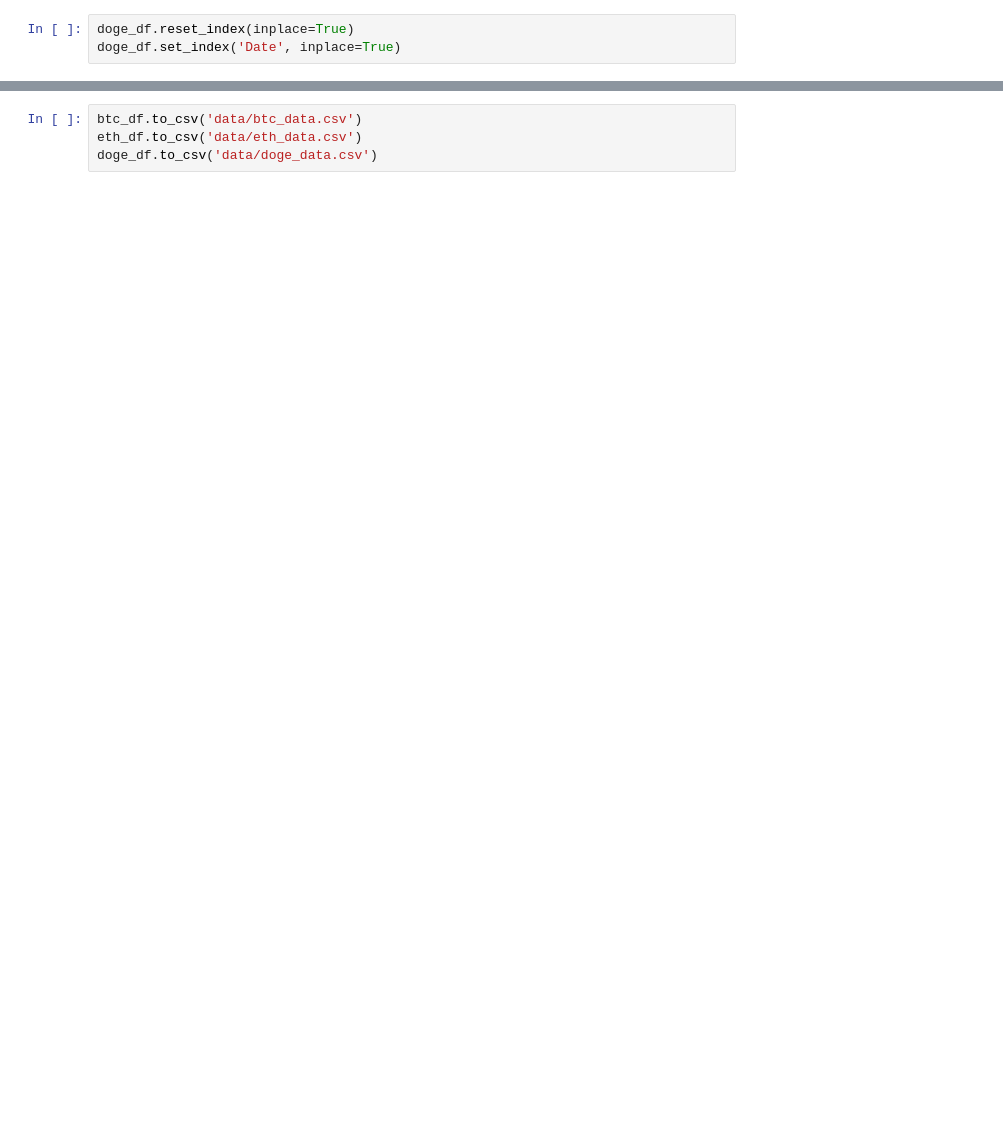
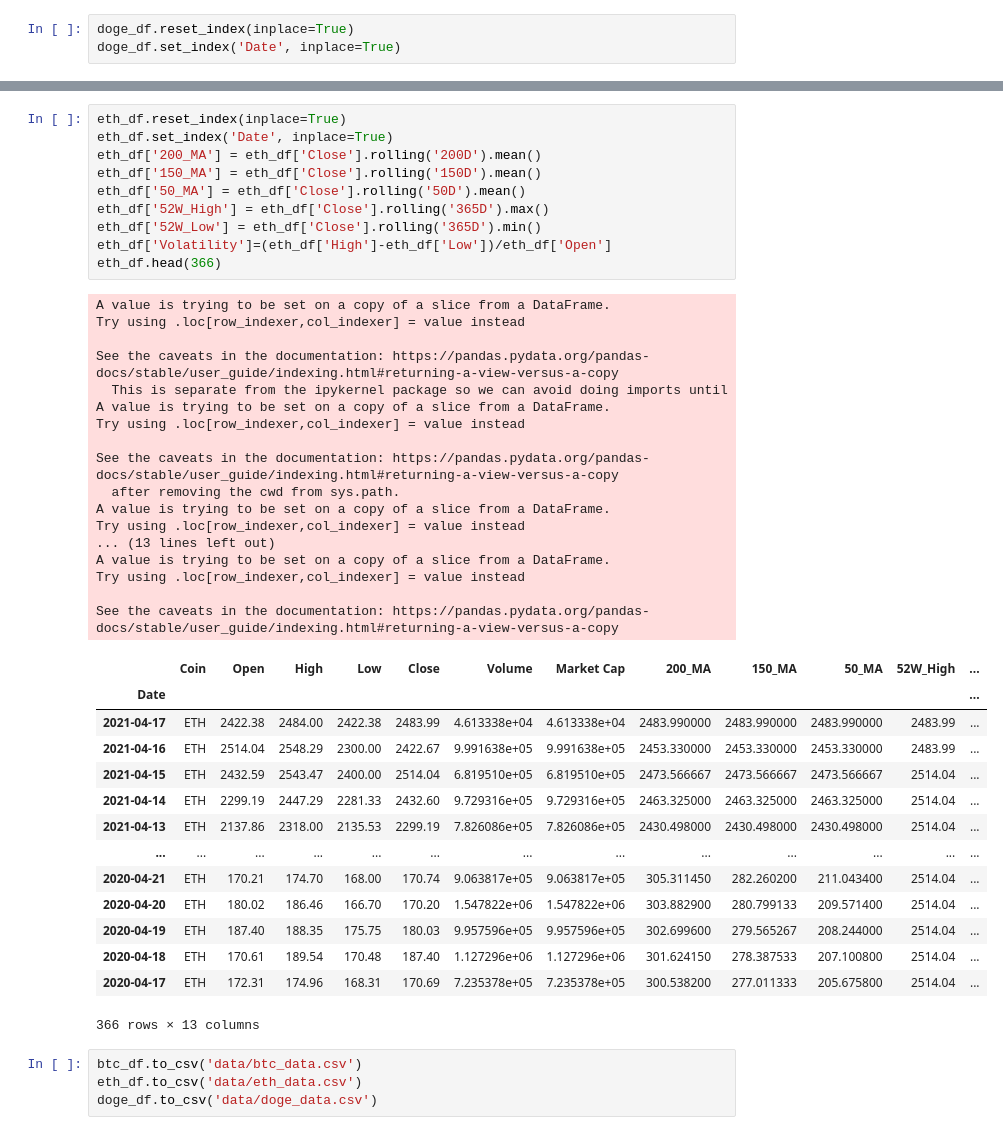
Before and after one commit to jonrsmart/final-project, a Jupyter notebook: crypto-data.ipynb, the cells around one changed output, grey strips where cells are left out. Cells and saved outputs as stored; diff of their text form; blank space fills up the shorter version.

```diff
--- a/crypto-data.ipynb
+++ b/crypto-data.ipynb
@@ -134,3 +211,45 @@ doge_df.set_index('Date', inplace=True)
+# %%
+eth_df.reset_index(inplace=True)
+eth_df.set_index('Date', inplace=True)
+eth_df['200_MA'] = eth_df['Close'].rolling('200D').mean()
+eth_df['150_MA'] = eth_df['Close'].rolling('150D').mean()
+eth_df['50_MA'] = eth_df['Close'].rolling('50D').mean()
+eth_df['52W_High'] = eth_df['Close'].rolling('365D').max()
+eth_df['52W_Low'] = eth_df['Close'].rolling('365D').min()
+eth_df['Volatility']=(eth_df['High']-eth_df['Low'])/eth_df['Open']
+eth_df.head(366)
+# %% [output]
+A value is trying to be set on a copy of a slice from a DataFrame.
+Try using .loc[row_indexer,col_indexer] = value instead
+
+See the caveats in the documentation: https://pandas.pydata.org/pandas-docs/stable/user_guide/indexing.html#returning-a-view-versus-a-copy
+  This is separate from the ipykernel package so we can avoid doing imports until
+A value is trying to be set on a copy of a slice from a DataFrame.
+Try using .loc[row_indexer,col_indexer] = value instead
+
+See the caveats in the documentation: https://pandas.pydata.org/pandas-docs/stable/user_guide/indexing.html#returning-a-view-versus-a-copy
+  after removing the cwd from sys.path.
+A value is trying to be set on a copy of a slice from a DataFrame.
+Try using .loc[row_indexer,col_indexer] = value instead
+... (13 lines left out)
+A value is trying to be set on a copy of a slice from a DataFrame.
+Try using .loc[row_indexer,col_indexer] = value instead
+
+See the caveats in the documentation: https://pandas.pydata.org/pandas-docs/stable/user_guide/indexing.html#returning-a-view-versus-a-copy
+|  | Coin | Open | High | Low | Close | Volume | Market Cap | 200_MA | 150_MA | 50_MA | 52W_High | ... |
+| Date |  |  |  |  |  |  |  |  |  |  |  | ... |
+| 2021-04-17 | ETH | 2422.38 | 2484.00 | 2422.38 | 2483.99 | 4.613338e+04 | 4.613338e+04 | 2483.990000 | 2483.990000 | 2483.990000 | 2483.99 | ... |
+| 2021-04-16 | ETH | 2514.04 | 2548.29 | 2300.00 | 2422.67 | 9.991638e+05 | 9.991638e+05 | 2453.330000 | 2453.330000 | 2453.330000 | 2483.99 | ... |
+| 2021-04-15 | ETH | 2432.59 | 2543.47 | 2400.00 | 2514.04 | 6.819510e+05 | 6.819510e+05 | 2473.566667 | 2473.566667 | 2473.566667 | 2514.04 | ... |
+| 2021-04-14 | ETH | 2299.19 | 2447.29 | 2281.33 | 2432.60 | 9.729316e+05 | 9.729316e+05 | 2463.325000 | 2463.325000 | 2463.325000 | 2514.04 | ... |
+| 2021-04-13 | ETH | 2137.86 | 2318.00 | 2135.53 | 2299.19 | 7.826086e+05 | 7.826086e+05 | 2430.498000 | 2430.498000 | 2430.498000 | 2514.04 | ... |
+| ... | ... | ... | ... | ... | ... | ... | ... | ... | ... | ... | ... | ... |
+| 2020-04-21 | ETH | 170.21 | 174.70 | 168.00 | 170.74 | 9.063817e+05 | 9.063817e+05 | 305.311450 | 282.260200 | 211.043400 | 2514.04 | ... |
+| 2020-04-20 | ETH | 180.02 | 186.46 | 166.70 | 170.20 | 1.547822e+06 | 1.547822e+06 | 303.882900 | 280.799133 | 209.571400 | 2514.04 | ... |
+| 2020-04-19 | ETH | 187.40 | 188.35 | 175.75 | 180.03 | 9.957596e+05 | 9.957596e+05 | 302.699600 | 279.565267 | 208.244000 | 2514.04 | ... |
+| 2020-04-18 | ETH | 170.61 | 189.54 | 170.48 | 187.40 | 1.127296e+06 | 1.127296e+06 | 301.624150 | 278.387533 | 207.100800 | 2514.04 | ... |
+| 2020-04-17 | ETH | 172.31 | 174.96 | 168.31 | 170.69 | 7.235378e+05 | 7.235378e+05 | 300.538200 | 277.011333 | 205.675800 | 2514.04 | ... |
+366 rows × 13 columns
 # %%
 btc_df.to_csv('data/btc_data.csv')
 eth_df.to_csv('data/eth_data.csv')
```
Also changed, not shown: parts of 5 cells of this notebook, 3 other files.
